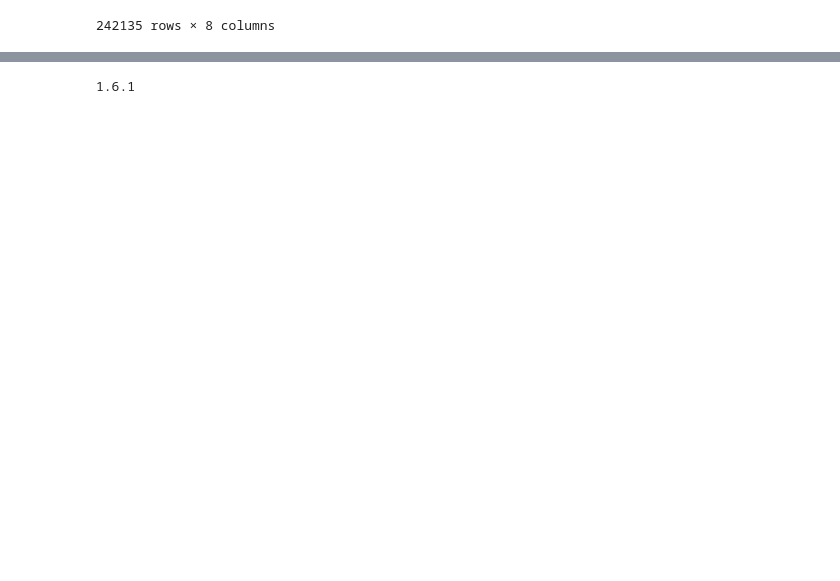
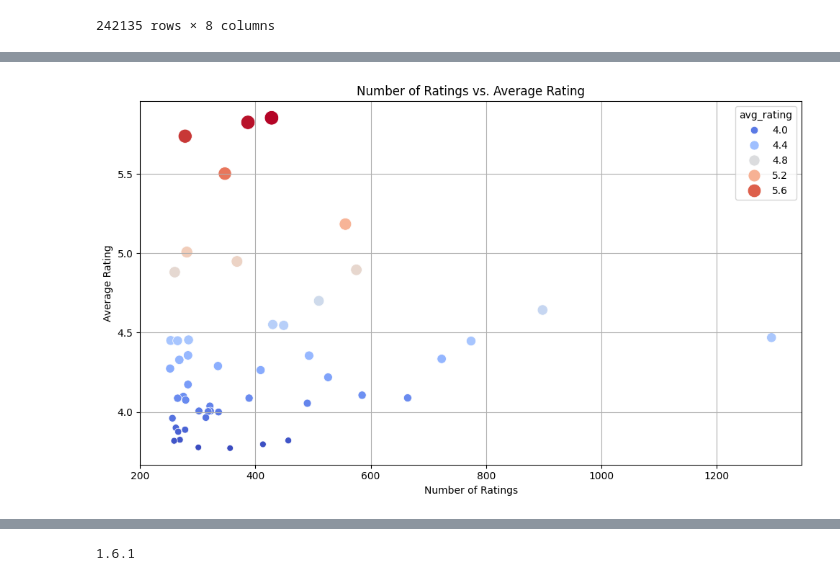
Before and after one commit to anjha1/Book-Recommendation-System, a Jupyter notebook: book_recommender_system.ipynb, the cells around one changed output, grey strips where cells are left out. Cells and saved outputs as stored; diff of their text form; code cells hidden in the pictures; blank space fills up the shorter version.

```diff
--- a/book_recommender_system.ipynb
+++ b/book_recommender_system.ipynb
@@ -249,0 +261,12 @@ books.drop_duplicates('Book-Title')
+# %%
+plt.figure(figsize=(10, 6))
+sns.scatterplot(data=popular_df, x='num_ratings', y='avg_rating', hue='avg_rating', palette='coolwarm', size='avg_rating', sizes=(40, 200))
+
+plt.title('Number of Ratings vs. Average Rating')
+plt.xlabel('Number of Ratings')
+plt.ylabel('Average Rating')
+plt.grid(True)
+plt.tight_layout()
+plt.show()
+# %% [output]
+[figure, added]
```
Also changed, not shown: parts of 6 cells of this notebook.
